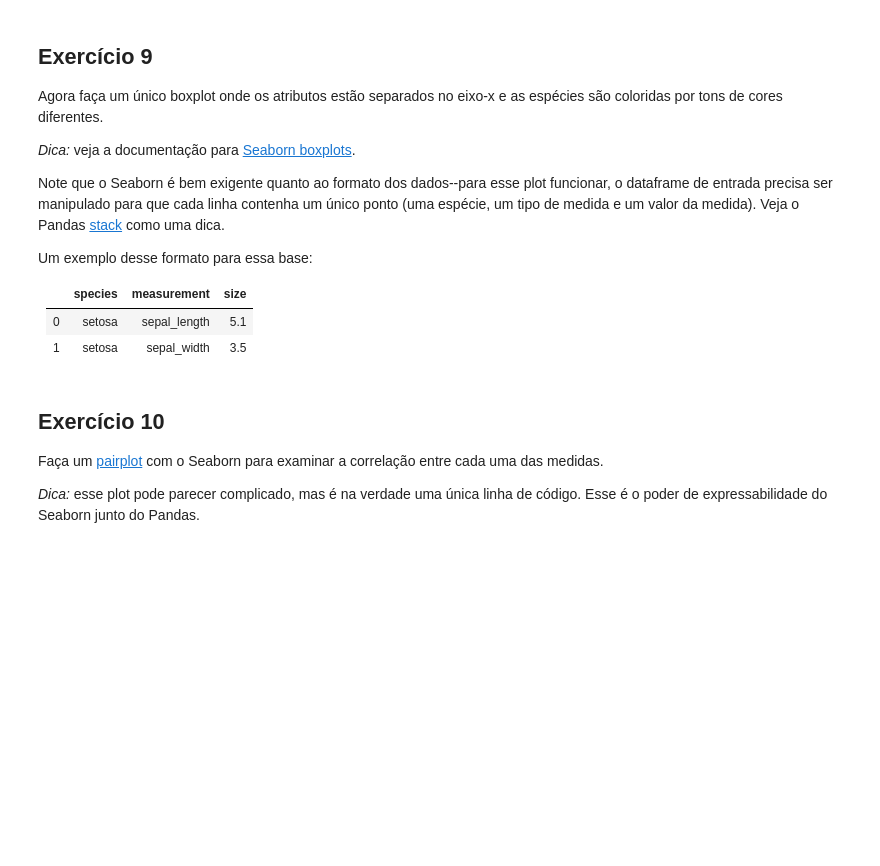
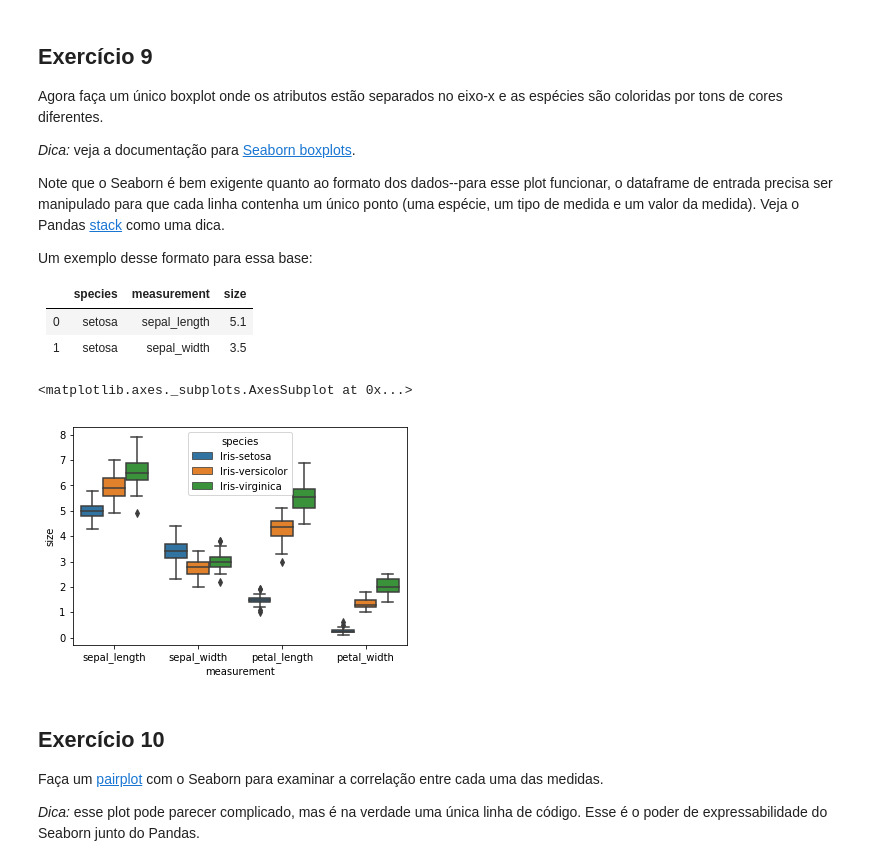
Before and after one commit to marcossuzuki/UFABC-ML-2018, a Jupyter notebook: Introduction_to_Machine_Learning_and_Toolkit.ipynb, the cells around one changed output. Drawn from its saved outputs; the diff is of its cells as text; code cells hidden in the pictures; blank space fills up the shorter version.

```diff
--- a/Introduction_to_Machine_Learning_and_Toolkit.ipynb
+++ b/Introduction_to_Machine_Learning_and_Toolkit.ipynb
@@ -179,6 +191,17 @@ Um exemplo desse formato para essa base:
 | - | ------- | ------------ | ---- |
 | 0	| setosa  | sepal_length | 5.1  |
 | 1	| setosa  | sepal_width  | 3.5  |
+# %%
+data_filter = data.iloc[:,:4].stack().reset_index()
+data_species = data.iloc[:,4:].stack().reset_index()
+result = pd.merge(data_species, data_filter, on='level_0')
+result.columns = ["", "", "species", "measurement", "size"]
+result = result.iloc[:,2:5]
+#print(result)
+sns.boxplot(x="measurement", y="size",  hue="species", data=result)
+# %% [output]
+<matplotlib.axes._subplots.AxesSubplot at 0x...>
+[figure, added]
 # %% [markdown]
 ## Exercício 10
 
```
Also changed, not shown: parts of 3 cells of this notebook.
